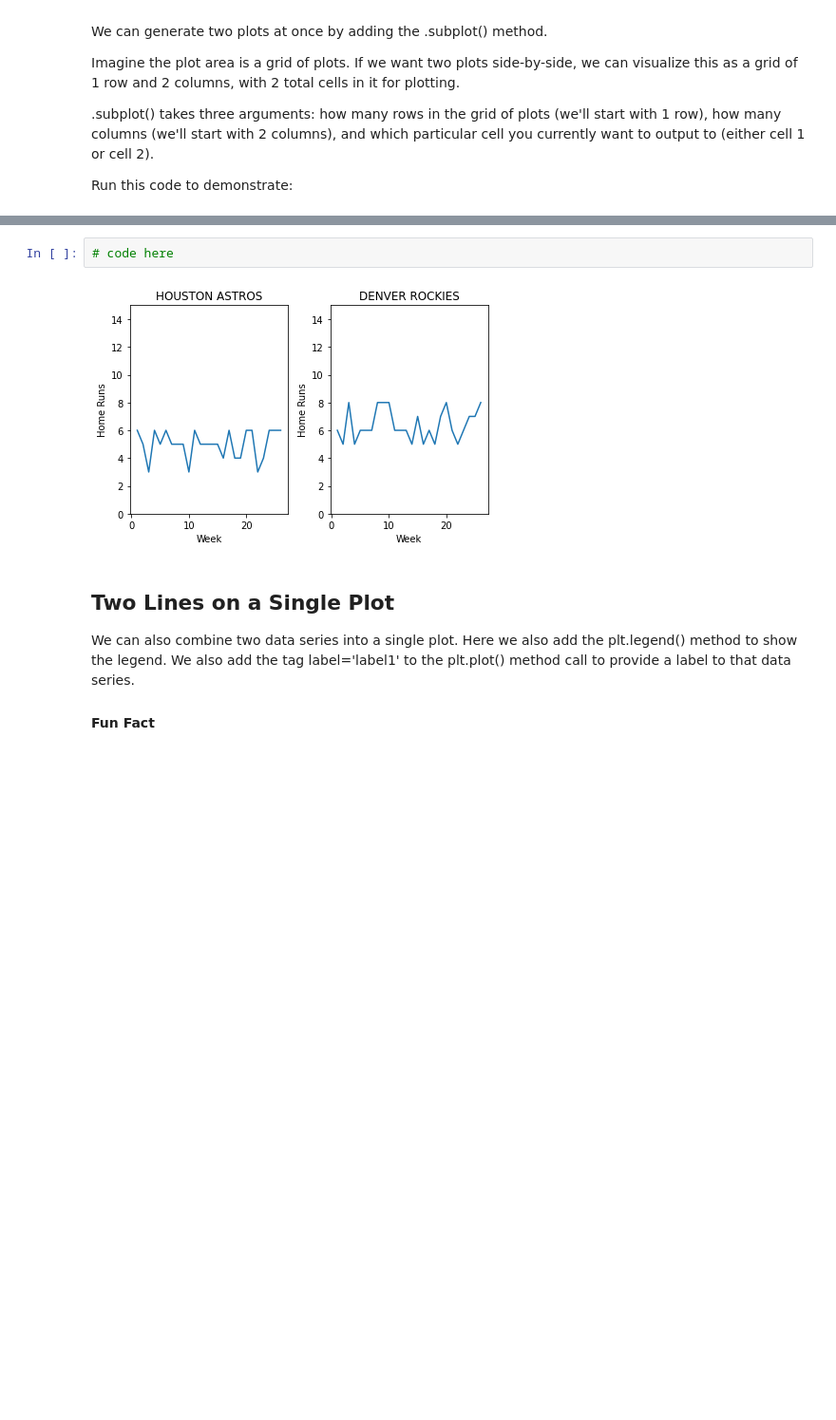
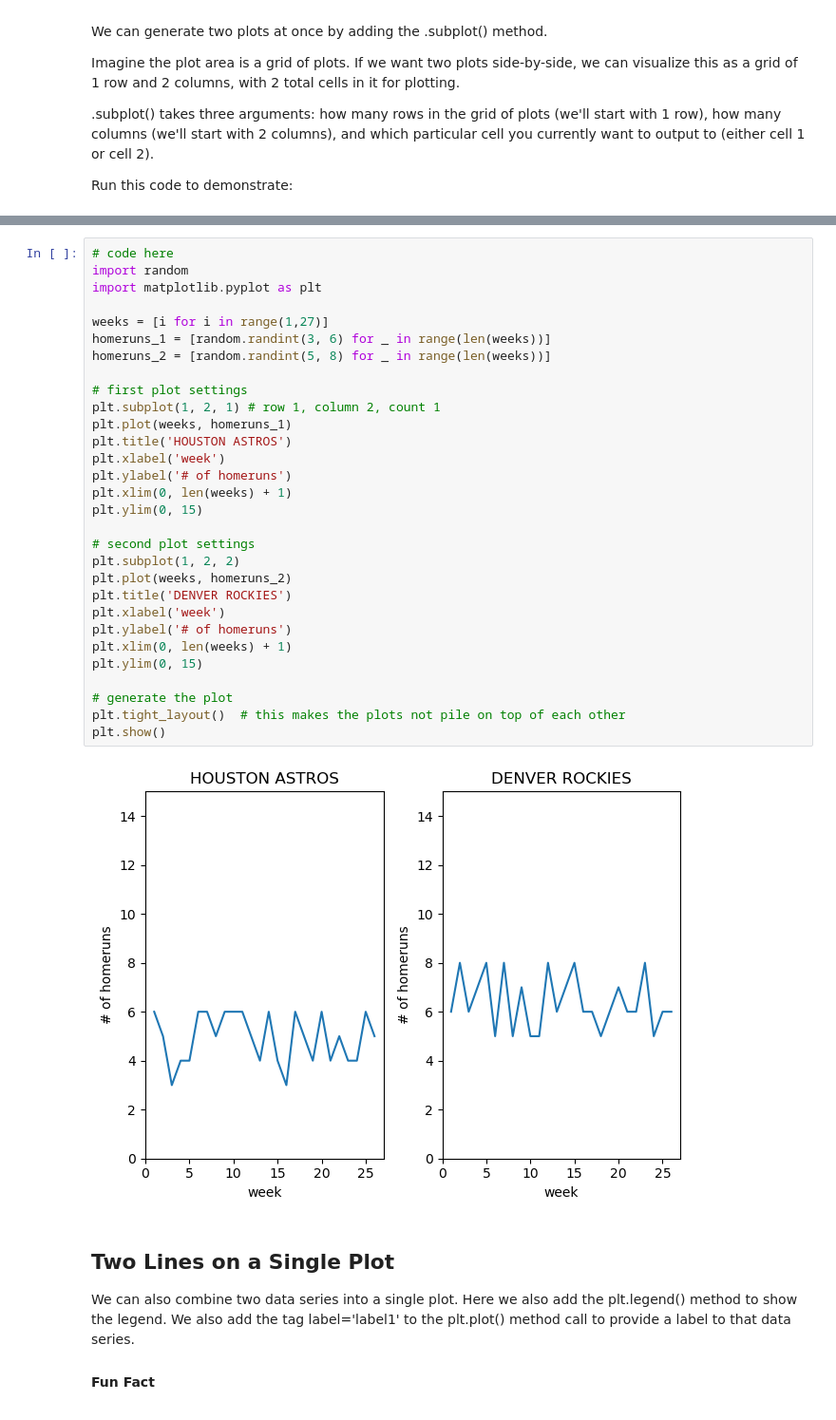
Before and after one commit to waifu-master/comsc-140, a Jupyter notebook: labs/lab-24-matplotlib.ipynb, the cells around one changed output, grey strips where cells are left out. Shown at 95% size. Cells and saved outputs as stored; diff of their text form; blank space fills up the shorter version.

```diff
--- a/labs/lab-24-matplotlib.ipynb
+++ b/labs/lab-24-matplotlib.ipynb
@@ -131,8 +157,36 @@ Configure appropriate labels. Use y-limits of (0, 15). Plot line graphs side-by-
 ![a.png](attachment:a.png)
 # %%
 # code here
+import random
+import matplotlib.pyplot as plt
+
+weeks = [i for i in range(1,27)]
+homeruns_1 = [random.randint(3, 6) for _ in range(len(weeks))]
+homeruns_2 = [random.randint(5, 8) for _ in range(len(weeks))]
+
+# first plot settings
+plt.subplot(1, 2, 1) # row 1, column 2, count 1
+plt.plot(weeks, homeruns_1)
+plt.title('HOUSTON ASTROS')
+plt.xlabel('week')
+plt.ylabel('# of homeruns')
+plt.xlim(0, len(weeks) + 1)
+plt.ylim(0, 15)
+
+# second plot settings
+plt.subplot(1, 2, 2)
+plt.plot(weeks, homeruns_2)
+plt.title('DENVER ROCKIES')
+plt.xlabel('week')
+plt.ylabel('# of homeruns')
+plt.xlim(0, len(weeks) + 1)
+plt.ylim(0, 15)
+
+# generate the plot
+plt.tight_layout()  # this makes the plots not pile on top of each other
+plt.show()
 # %% [output]
-[figure, old version]
+[figure, new version]
 # %% [markdown]
 ## Two Lines on a Single Plot
 
```
Also changed, not shown: parts of 9 cells of this notebook.
